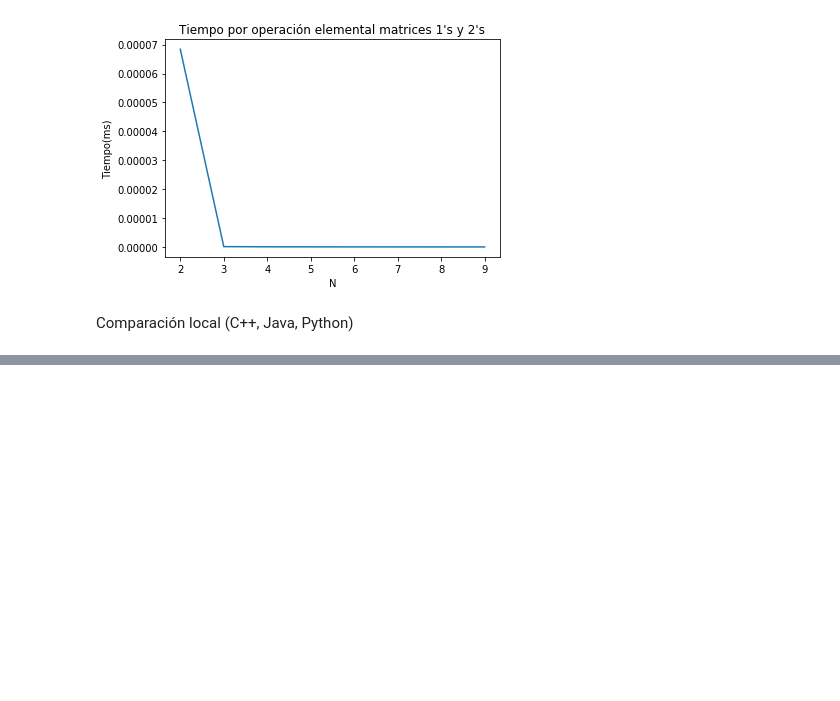
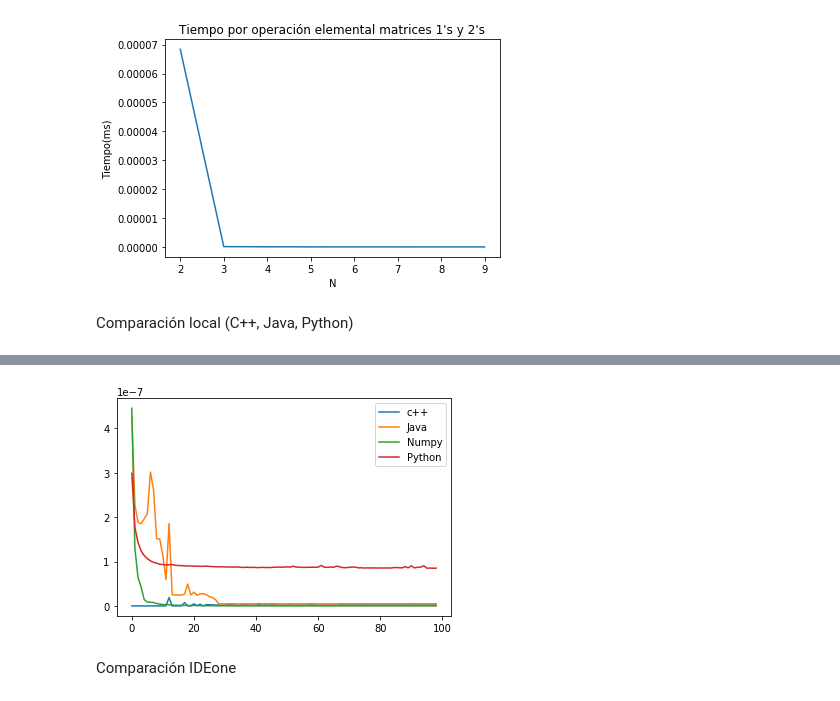
Before and after one commit to Zimelor/algoritmos-2018-01, a Jupyter notebook: Matrix/mattest.ipynb, the cells around one changed output, grey strips where cells are left out. Drawn from its saved outputs; the diff is of its cells as text; code cells hidden in the pictures; blank space fills up the shorter version.

```diff
--- a/Matrix/mattest.ipynb
+++ b/Matrix/mattest.ipynb
@@ -485,0 +894,10 @@ plt.legend(loc='upper right');
+# %%
+plt.plot(Cpp,label='c++')
+plt.plot(Java,label='Java')
+plt.plot(Numpy,label='Numpy')
+plt.plot(Python,label='Python')
+plt.legend(loc='upper right');
+# %% [output]
+[figure, added]
+# %% [markdown]
+Comparación IDEone
```
Also changed, not shown: parts of 10 cells of this notebook, 1 other file.
